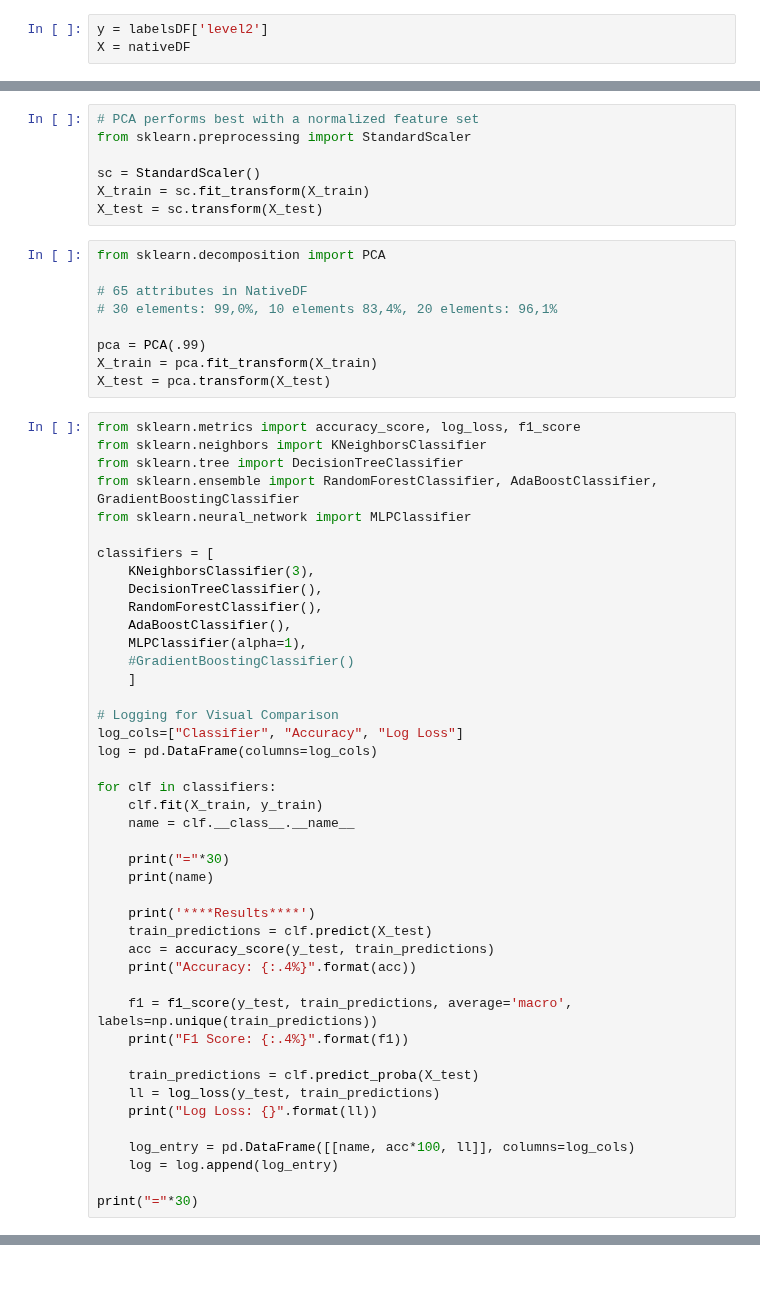
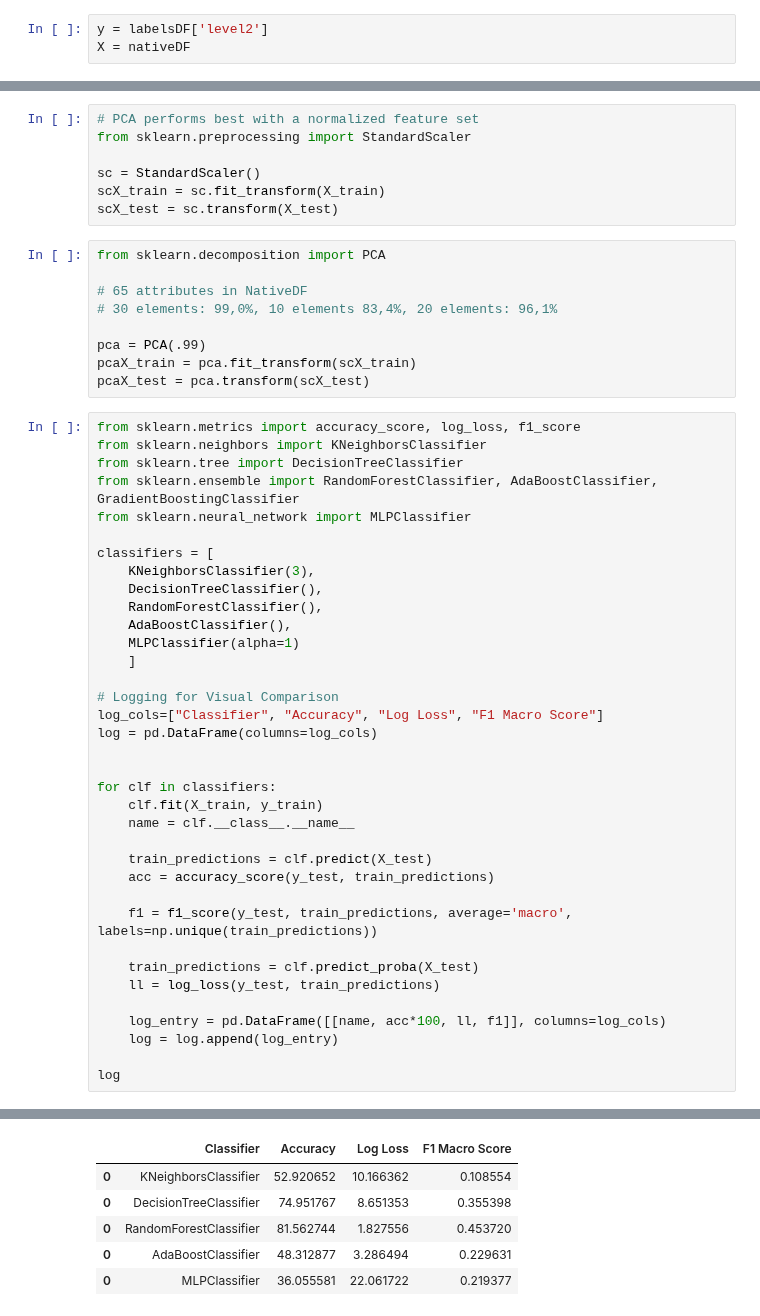
Before and after one commit to yohannjs/AML-2019, a Jupyter notebook: Challenges/4_Plankton/plankton_feature_recognition.ipynb, the cells around one changed output, grey strips where cells are left out. Cells and saved outputs as stored; diff of their text form; blank space fills up the shorter version.

```diff
--- a/Challenges/4_Plankton/plankton_feature_recognition.ipynb
+++ b/Challenges/4_Plankton/plankton_feature_recognition.ipynb
@@ -71,8 +74,8 @@ X_train, X_test, y_train, y_test  = train_test_split(X, y, test_size = test_size
 from sklearn.preprocessing import StandardScaler
 
 sc = StandardScaler()
-X_train = sc.fit_transform(X_train)
-X_test = sc.transform(X_test)
+scX_train = sc.fit_transform(X_train)
+scX_test = sc.transform(X_test)
 # %%
 from sklearn.decomposition import PCA
 
@@ -80,8 +83,8 @@ from sklearn.decomposition import PCA
 # 30 elements: 99,0%, 10 elements 83,4%, 20 elements: 96,1%
 
 pca = PCA(.99)
-X_train = pca.fit_transform(X_train)
-X_test = pca.transform(X_test)
+pcaX_train = pca.fit_transform(scX_train)
+pcaX_test = pca.transform(scX_test)
 # %%
 from sklearn.metrics import accuracy_score, log_loss, f1_score
 from sklearn.neighbors import KNeighborsClassifier
@@ -94,35 +97,28 @@ classifiers = [
     DecisionTreeClassifier(),
     RandomForestClassifier(),
     AdaBoostClassifier(),
-    MLPClassifier(alpha=1),
-    #GradientBoostingClassifier()
+    MLPClassifier(alpha=1)
     ]
 
 # Logging for Visual Comparison
-log_cols=["Classifier", "Accuracy", "Log Loss"]
+log_cols=["Classifier", "Accuracy", "Log Loss", "F1 Macro Score"]
 log = pd.DataFrame(columns=log_cols)
+
 
 for clf in classifiers:
     clf.fit(X_train, y_train)
     name = clf.__class__.__name__
 
-    print("="*30)
-    print(name)
-
-    print('****Results****')
     train_predictions = clf.predict(X_test)
     acc = accuracy_score(y_test, train_predictions)
-    print("Accuracy: {:.4%}".format(acc))
 
     f1 = f1_score(y_test, train_predictions, average='macro', labels=np.unique(train_predictions))
-    print("F1 Score: {:.4%}".format(f1))
 
     train_predictions = clf.predict_proba(X_test)
     ll = log_loss(y_test, train_predictions)
-    print("Log Loss: {}".format(ll))
 
-    log_entry = pd.DataFrame([[name, acc*100, ll]], columns=log_cols)
+    log_entry = pd.DataFrame([[name, acc*100, ll, f1]], columns=log_cols)
     log = log.append(log_entry)
 
-print("="*30)
+log
 # %% [output]
@@ -146,3 +125,9 @@ Log Loss: 14.827862083519669
+|  | Classifier | Accuracy | Log Loss | F1 Macro Score |
+| 0 | KNeighborsClassifier | 52.920652 | 10.166362 | 0.108554 |
+| 0 | DecisionTreeClassifier | 74.951767 | 8.651353 | 0.355398 |
+| 0 | RandomForestClassifier | 81.562744 | 1.827556 | 0.453720 |
+| 0 | AdaBoostClassifier | 48.312877 | 3.286494 | 0.229631 |
+| 0 | MLPClassifier | 36.055581 | 22.061722 | 0.219377 |
 # %%
 # without PCA, RandomForestClassifer is best and KNeighbours and MLP is awful. With PCA, MLP and KNeighbours perform similar to DecisionTree and RandomForest
 
```
Also changed, not shown: parts of 9 cells of this notebook.
